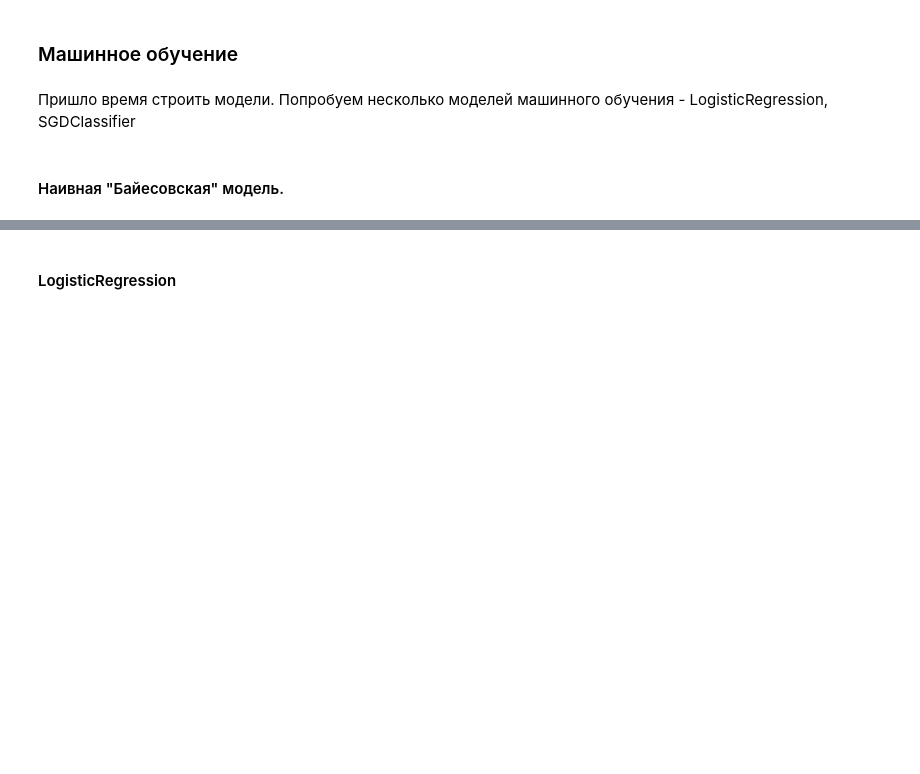
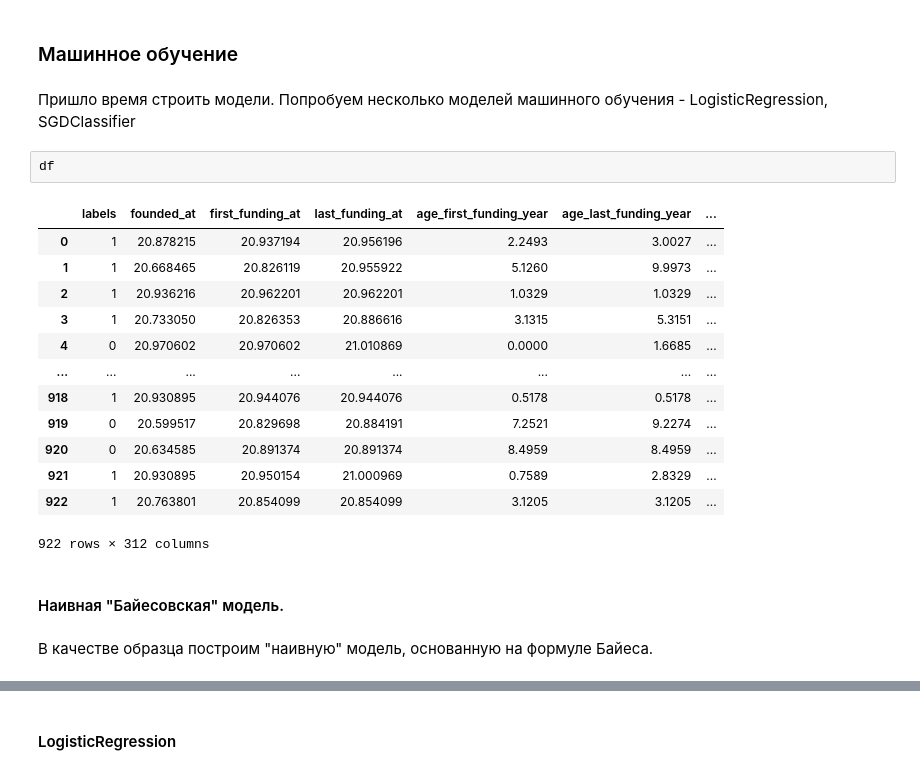
Before and after one commit to Seuranta/MyPublic, a Jupyter notebook: Startup prediction/Startup prediction.ipynb, the cells around one changed output, grey strips where cells are left out. Saved outputs shown, nothing was run; the diff lists cells and outputs as text; blank space fills up the shorter version.

```diff
--- a/Startup prediction/Startup prediction.ipynb
+++ b/Startup prediction/Startup prediction.ipynb
@@ -738,5 +732,23 @@ x_train, x_valid, y_train, y_valid = train_test_split(x, y, test_size = 0.3,rand
 ### Машинное обучение
 # %% [markdown]
 Пришло время строить модели. Попробуем несколько моделей машинного обучения - LogisticRegression, SGDClassifier
+# %%
+df
+# %% [output]
+|  | labels | founded_at | first_funding_at | last_funding_at | age_first_funding_year | age_last_funding_year | ... |
+| 0 | 1 | 20.878215 | 20.937194 | 20.956196 | 2.2493 | 3.0027 | ... |
+| 1 | 1 | 20.668465 | 20.826119 | 20.955922 | 5.1260 | 9.9973 | ... |
+| 2 | 1 | 20.936216 | 20.962201 | 20.962201 | 1.0329 | 1.0329 | ... |
+| 3 | 1 | 20.733050 | 20.826353 | 20.886616 | 3.1315 | 5.3151 | ... |
+| 4 | 0 | 20.970602 | 20.970602 | 21.010869 | 0.0000 | 1.6685 | ... |
+| ... | ... | ... | ... | ... | ... | ... | ... |
+| 918 | 1 | 20.930895 | 20.944076 | 20.944076 | 0.5178 | 0.5178 | ... |
+| 919 | 0 | 20.599517 | 20.829698 | 20.884191 | 7.2521 | 9.2274 | ... |
+| 920 | 0 | 20.634585 | 20.891374 | 20.891374 | 8.4959 | 8.4959 | ... |
+| 921 | 1 | 20.930895 | 20.950154 | 21.000969 | 0.7589 | 2.8329 | ... |
+| 922 | 1 | 20.763801 | 20.854099 | 20.854099 | 3.1205 | 3.1205 | ... |
+922 rows × 312 columns
 # %% [markdown]
 #### Наивная "Байесовская" модель.
+# %% [markdown]
+В качестве образца построим "наивную" модель, основанную на формуле Байеса.
```
Also changed, not shown: parts of 27 cells of this notebook.
